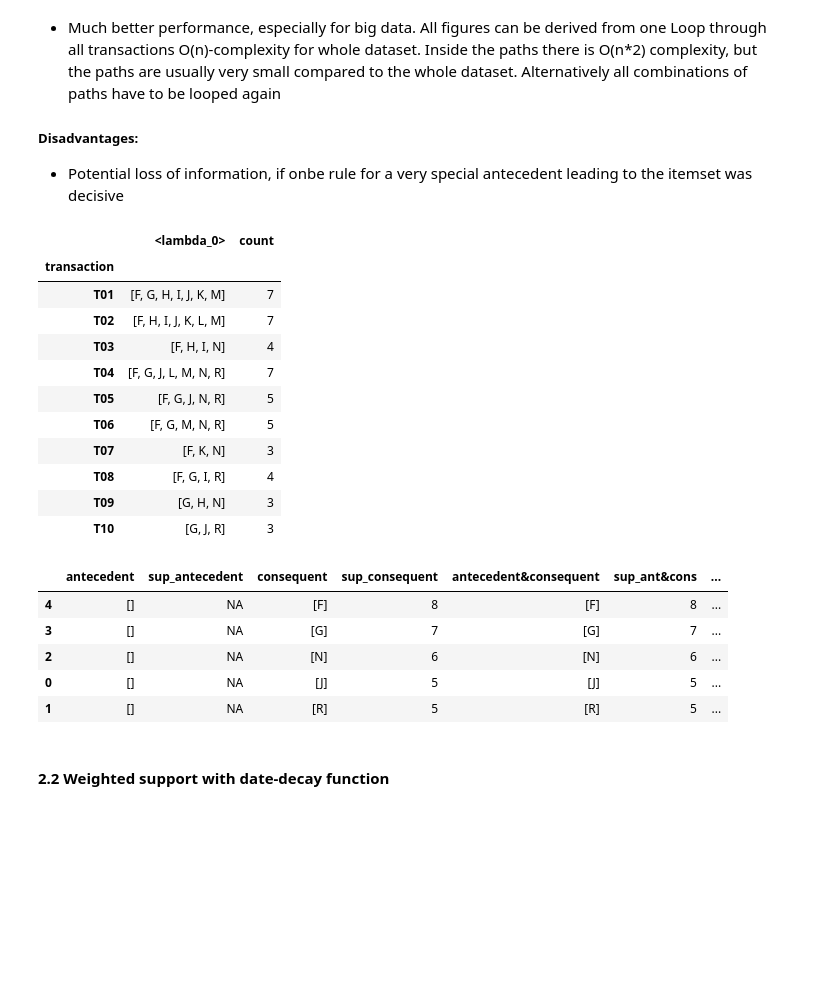
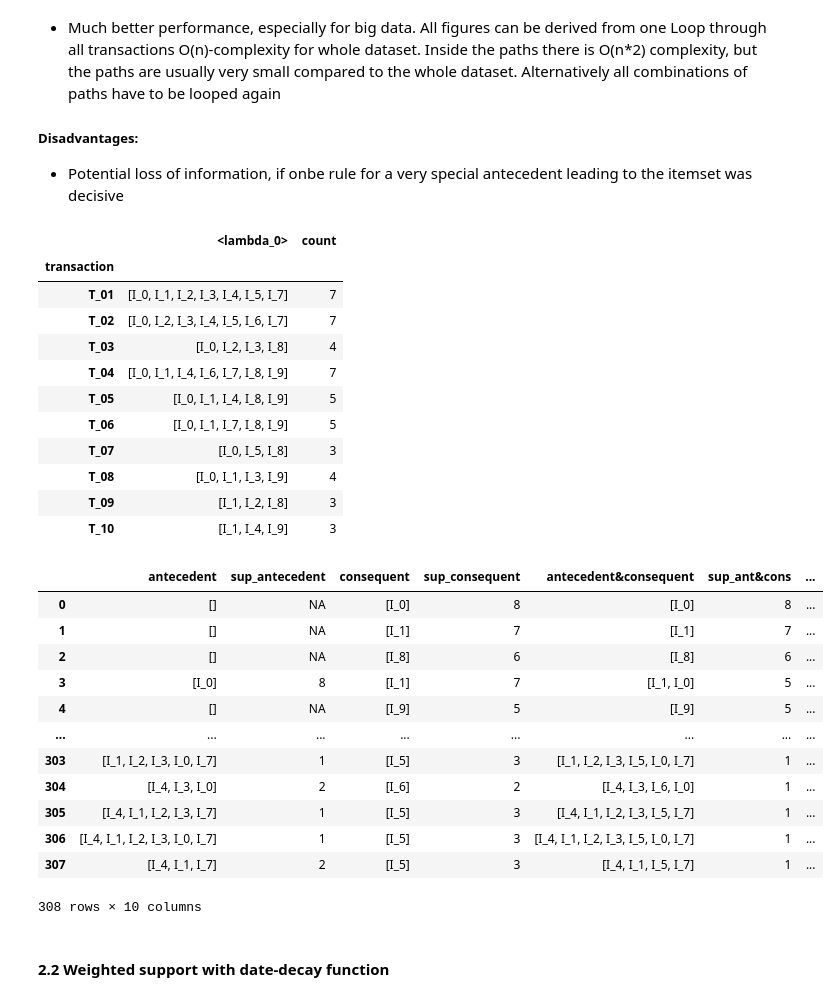
Before and after one commit to dawei7/Detecting-patterns-in-purchase-history-using-association-rule-learning-methods, a Jupyter notebook: Analysis/Detecting-patterns-in-purchase-history-using-association-rule-learning-methods.ipynb, the cells around one changed output. Cells and saved outputs as stored; diff of their text form; code cells hidden in the pictures; blank space fills up the shorter version.

```diff
--- a/Analysis/Detecting-patterns-in-purchase-history-using-association-rule-learning-methods.ipynb
+++ b/Analysis/Detecting-patterns-in-purchase-history-using-association-rule-learning-methods.ipynb
@@ -115,35 +125,41 @@ The modification only considers "one antecedent", instead of many. The "one ante
 ##### Disadvantages:
 - Potential loss of information, if onbe rule for a very special antecedent leading to the itemset was decisive
 # %%
-data_simple = pd.read_csv("datasets/proof_of_concept/transactions.csv")
-df_data_simple = data_simple.groupby("transaction",dropna=True)["item"].agg([lambda x: list(x),"count"])
-df_data_simple
+T = pd.read_csv("datasets/proof_of_concept/transactions.csv")
+T = T.groupby("transaction",dropna=True)["item"].agg([lambda x: list(x),"count"])
+T
 # %% [output]
 |  | <lambda_0> | count |
 | transaction |  |  |
-| T01 | [F, G, H, I, J, K, M] | 7 |
-| T02 | [F, H, I, J, K, L, M] | 7 |
-| T03 | [F, H, I, N] | 4 |
-| T04 | [F, G, J, L, M, N, R] | 7 |
-| T05 | [F, G, J, N, R] | 5 |
-| T06 | [F, G, M, N, R] | 5 |
-| T07 | [F, K, N] | 3 |
-| T08 | [F, G, I, R] | 4 |
-| T09 | [G, H, N] | 3 |
-| T10 | [G, J, R] | 3 |
+| T_01 | [I_0, I_1, I_2, I_3, I_4, I_5, I_7] | 7 |
+| T_02 | [I_0, I_2, I_3, I_4, I_5, I_6, I_7] | 7 |
+| T_03 | [I_0, I_2, I_3, I_8] | 4 |
+| T_04 | [I_0, I_1, I_4, I_6, I_7, I_8, I_9] | 7 |
+| T_05 | [I_0, I_1, I_4, I_8, I_9] | 5 |
+| T_06 | [I_0, I_1, I_7, I_8, I_9] | 5 |
+| T_07 | [I_0, I_5, I_8] | 3 |
+| T_08 | [I_0, I_1, I_3, I_9] | 4 |
+| T_09 | [I_1, I_2, I_8] | 3 |
+| T_10 | [I_1, I_4, I_9] | 3 |
 # %%
 import modified_fp_growth_algorithm.modified_fp_growth_latest as mod_fp_growth
 
-rules = mod_fp_growth.fpgrowthFromDataFrame(df_data_simple, minSupRatio=0.5, maxSupRatio=1, minConf=0, item_col=1) #Traditional Association Rules
-
+rules = mod_fp_growth.fpgrowthFromDataFrame(T, minSupRatio=0.1, maxSupRatio=1, minConf=0.1, item_col=1) #Traditional Association Rules
 rules
 # %% [output]
 |  | antecedent | sup_antecedent | consequent | sup_consequent | antecedent&consequent | sup_ant&cons | ... |
-| 4 | [] | NA | [F] | 8 | [F] | 8 | ... |
-| 3 | [] | NA | [G] | 7 | [G] | 7 | ... |
-| 2 | [] | NA | [N] | 6 | [N] | 6 | ... |
-| 0 | [] | NA | [J] | 5 | [J] | 5 | ... |
-| 1 | [] | NA | [R] | 5 | [R] | 5 | ... |
+| 0 | [] | NA | [I_0] | 8 | [I_0] | 8 | ... |
+| 1 | [] | NA | [I_1] | 7 | [I_1] | 7 | ... |
+| 2 | [] | NA | [I_8] | 6 | [I_8] | 6 | ... |
+| 3 | [I_0] | 8 | [I_1] | 7 | [I_1, I_0] | 5 | ... |
+| 4 | [] | NA | [I_9] | 5 | [I_9] | 5 | ... |
+| ... | ... | ... | ... | ... | ... | ... | ... |
+| 303 | [I_1, I_2, I_3, I_0, I_7] | 1 | [I_5] | 3 | [I_1, I_2, I_3, I_5, I_0, I_7] | 1 | ... |
+| 304 | [I_4, I_3, I_0] | 2 | [I_6] | 2 | [I_4, I_3, I_6, I_0] | 1 | ... |
+| 305 | [I_4, I_1, I_2, I_3, I_7] | 1 | [I_5] | 3 | [I_4, I_1, I_2, I_3, I_5, I_7] | 1 | ... |
+| 306 | [I_4, I_1, I_2, I_3, I_0, I_7] | 1 | [I_5] | 3 | [I_4, I_1, I_2, I_3, I_5, I_0, I_7] | 1 | ... |
+| 307 | [I_4, I_1, I_7] | 2 | [I_5] | 3 | [I_4, I_1, I_5, I_7] | 1 | ... |
+308 rows × 10 columns
 # %% [markdown]
 #### 2.2 Weighted support with date-decay function
 # %% [markdown]
```
Also changed, not shown: parts of 8 cells of this notebook, 4 other files.
